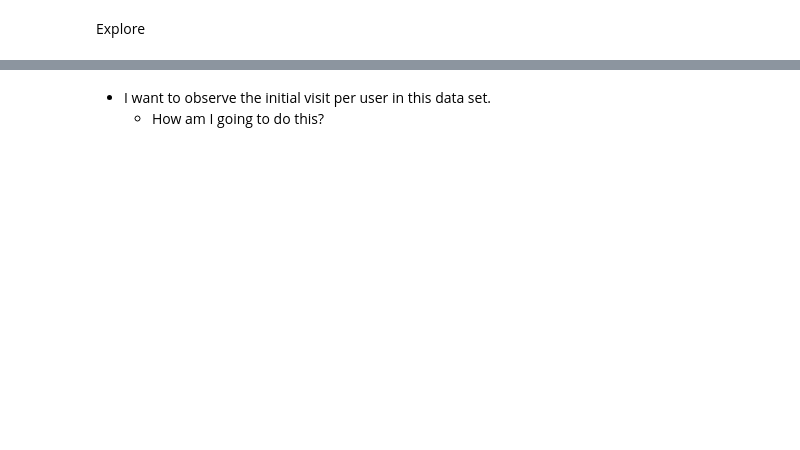
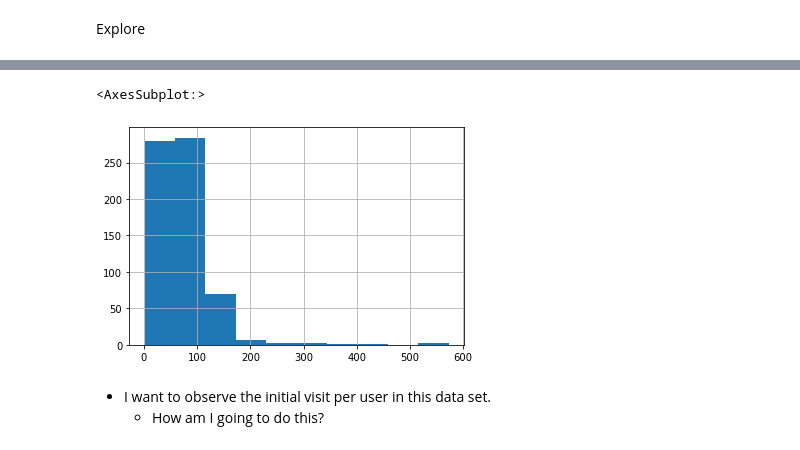
Before and after one commit to CodeupClassroom/leavitt-anomaly-detection-exercises, a Jupyter notebook: AD_DBSCAN.ipynb, the cells around one changed output, grey strips where cells are left out. Saved outputs shown, nothing was run; the diff lists cells and outputs as text; code cells hidden in the pictures; blank space fills up the shorter version.

```diff
--- a/AD_DBSCAN.ipynb
+++ b/AD_DBSCAN.ipynb
@@ -27,3 +48,4 @@ Explore
 # %%
 # lets do a little aggregation based on the student id's in the data set,
 # focusing on the number of unique hits
+id_counts = df.groupby(['id'])['date', 'page', 'cohort'].nunique()
@@ -30,5 +65,8 @@ Explore
 # %%
-id_counts
+id_counts.date.hist()
+# %% [output]
+<AxesSubplot:>
+[figure, added]
 # %%
 # initial questions:
 # id #1 is likely a curriculum developer or someone involved on the Codeup side.
```
Also changed, not shown: parts of 44 cells of this notebook.
